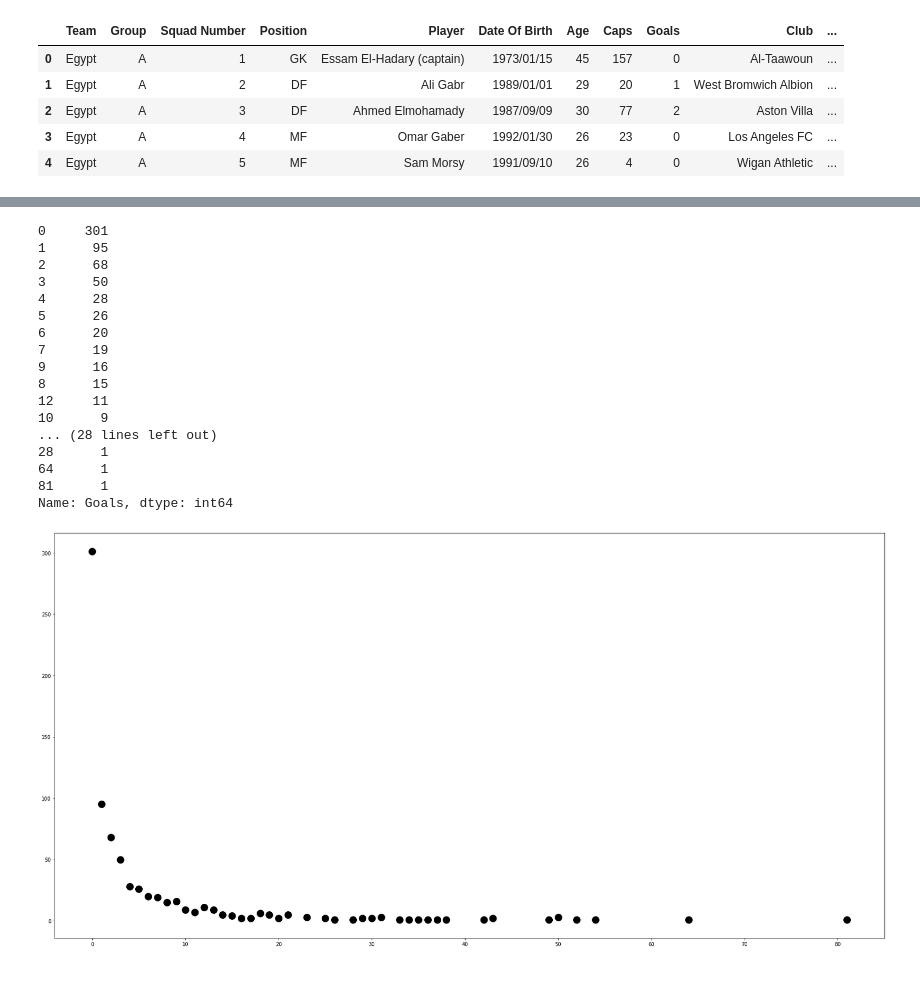
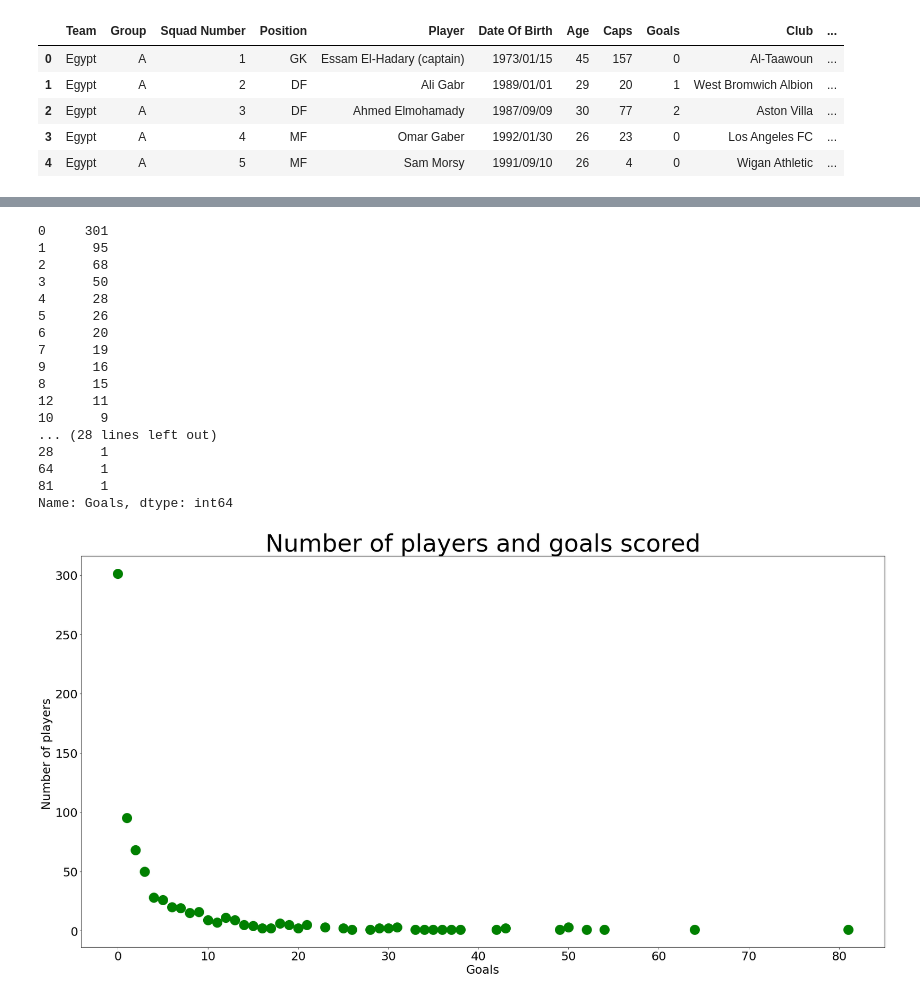
Before and after one commit to Thesavagecoder7784/Statistical-Data-Analysis-With-Pandas, a Jupyter notebook: 2018 Football World Cup Squads Player Analysis.ipynb, the cells around one changed output, grey strips where cells are left out. Cells and saved outputs as stored; diff of their text form; code cells hidden in the pictures.

```diff
--- a/2018 Football World Cup Squads Player Analysis.ipynb
+++ b/2018 Football World Cup Squads Player Analysis.ipynb
@@ -96,28 +104,33 @@ Name: Caps, Length: 123, dtype: int64
 # %%
 e = df['Goals']
 ev = df['Goals'].value_counts()
-plt.plot(ev,c ='Black' , ls='', marker = 'o', ms=14)
+plt.plot(ev,c ='Green' , ls='', marker = 'o', ms=20)
 print(ev)
+plt.xticks(fontsize = 25)
+plt.yticks(fontsize = 25)
+plt.ylabel("Number of players ",fontsize = 25)
+plt.xlabel("Goals",fontsize = 25)
+plt.title("Number of players and goals scored",fontsize = 50)
 plt.show()
 # %% [output]
 0     301
 1      95
 2      68
 3      50
 4      28
 5      26
 6      20
 7      19
 9      16
 8      15
 12     11
 10      9
 ... (28 lines left out)
 28      1
 64      1
 81      1
 Name: Goals, dtype: int64
-[figure, old version]
+[figure, new version]
 # %%
 f = df['Club']
 fv = df['Club'].value_counts()
```
Also changed, not shown: parts of 8 cells of this notebook.
